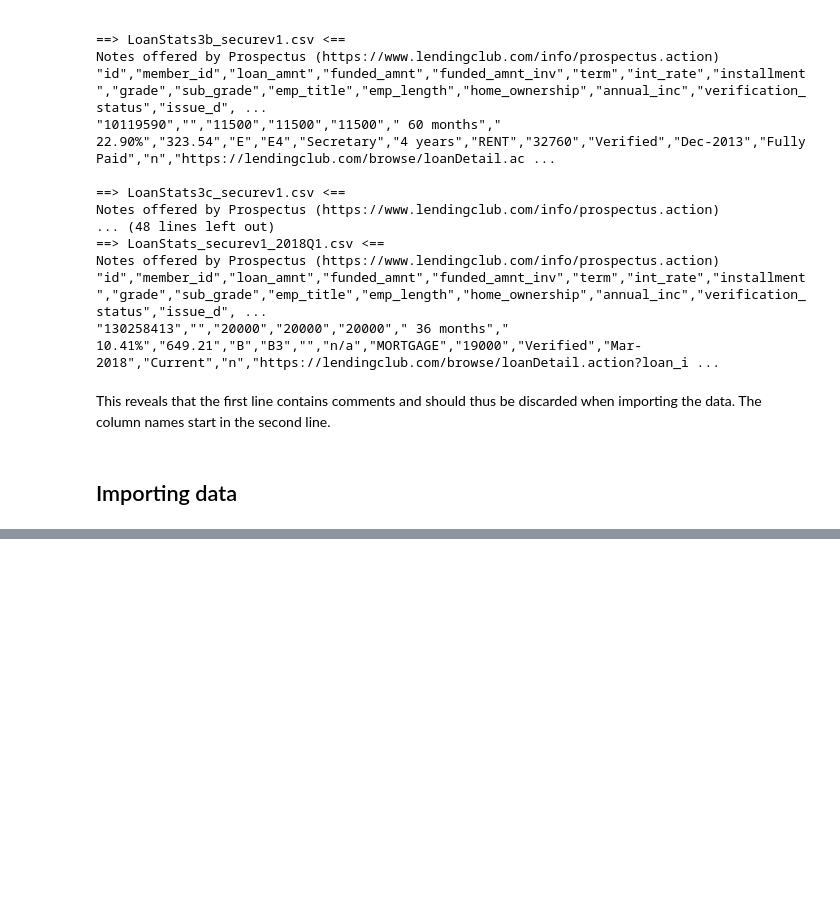
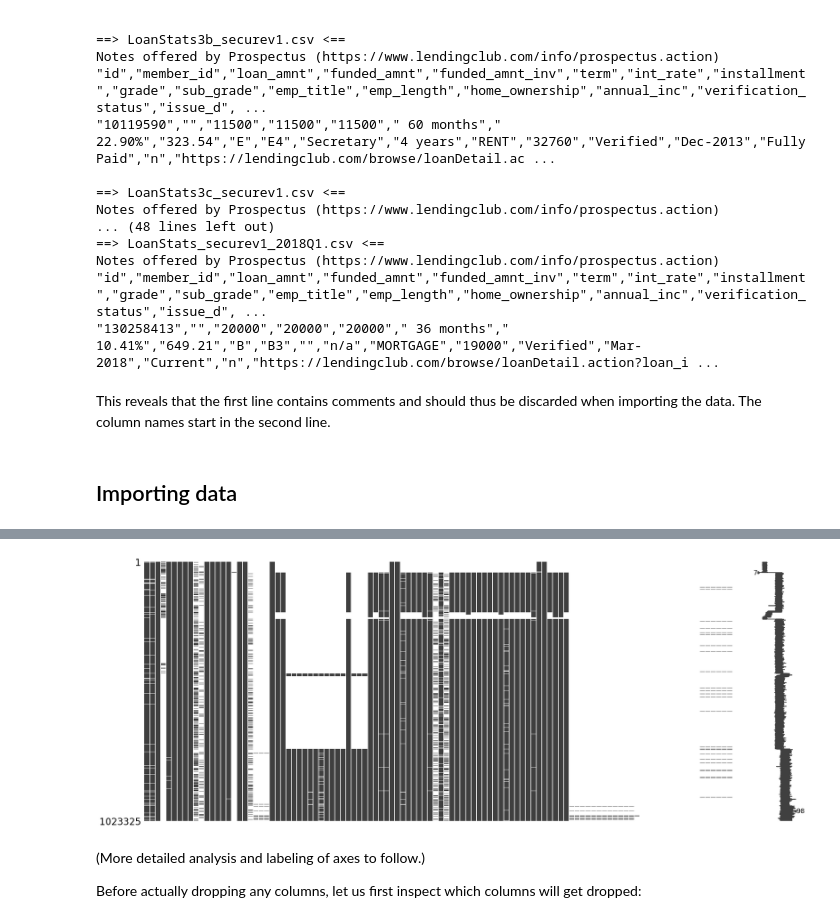
Before and after one commit to tloeber/Springboard, a Jupyter notebook: lending_club_1.ipynb, the cells around one changed output, grey strips where cells are left out. Saved outputs shown, nothing was run; the diff lists cells and outputs as text; code cells hidden in the pictures; blank space fills up the shorter version.

```diff
--- a/lending_club_1.ipynb
+++ b/lending_club_1.ipynb
@@ -103,0 +147,9 @@ Text(0.5,0,'Percent Missing')
+# %%
+missingno.matrix(all_data.loc[:, all_data.isnull().any()])
+plt.show();
+# %% [output]
+[figure, added]
+# %% [markdown]
+(More detailed analysis and labeling of axes to follow.)
+
+Before actually dropping any columns, let us first inspect which columns will get dropped:
```
Also changed, not shown: parts of 20 cells of this notebook.
